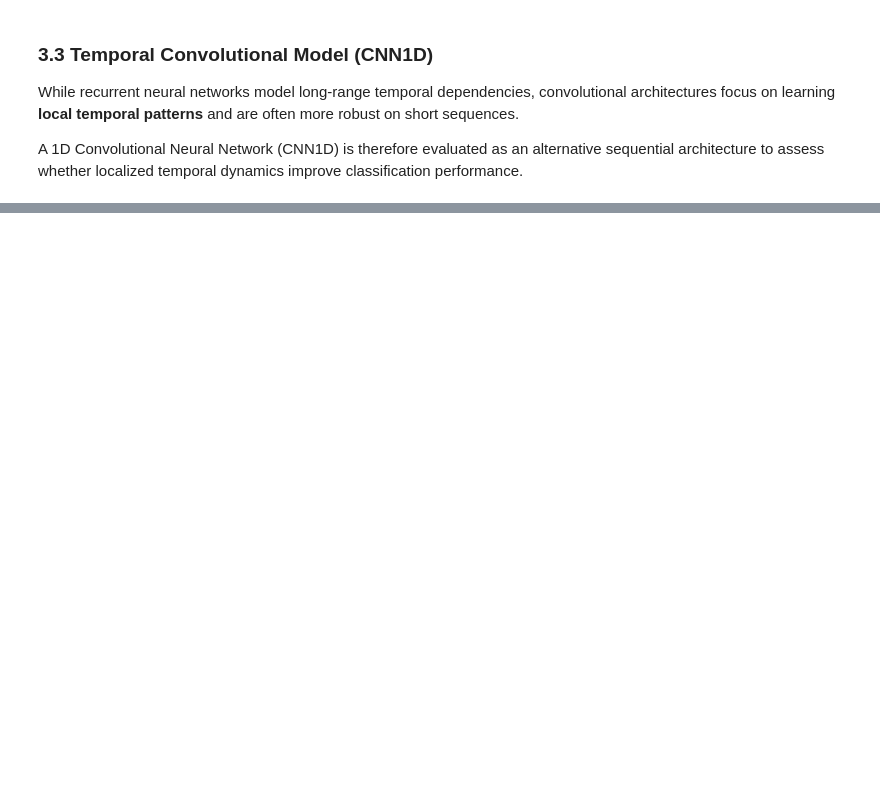
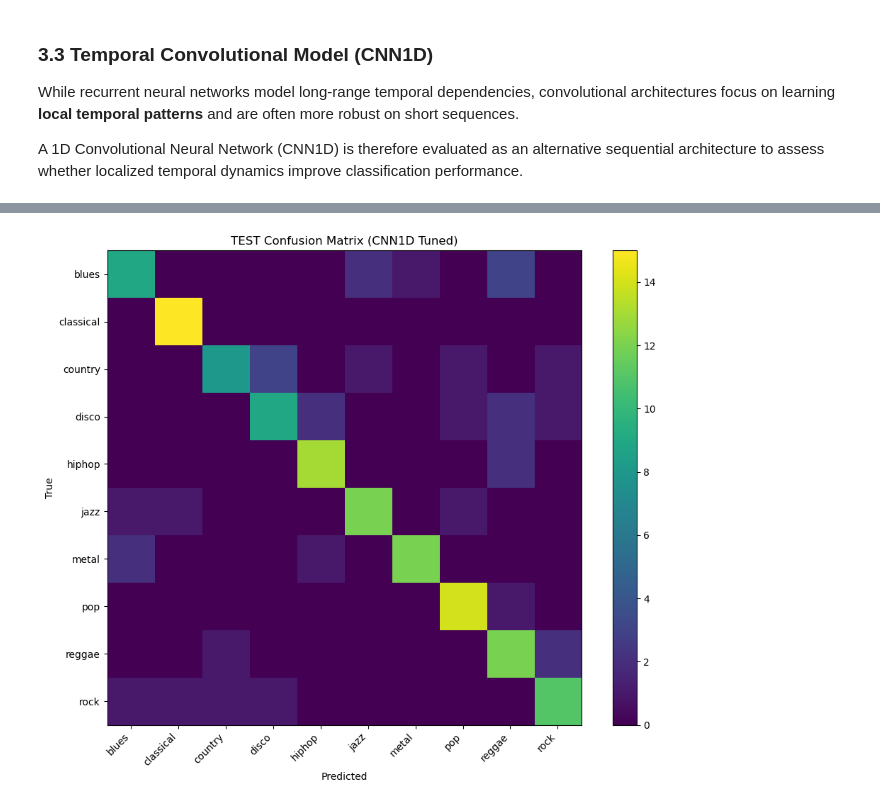
Before and after one commit to gipsywontmakeit/MusicGenreRecognition, a Jupyter notebook: neuralnetworks.ipynb, the cells around one changed output, grey strips where cells are left out. Cells and saved outputs as stored; diff of their text form; code cells hidden in the pictures; blank space fills up the shorter version.

```diff
--- a/neuralnetworks.ipynb
+++ b/neuralnetworks.ipynb
@@ -791,0 +1206,38 @@ These results suggest that, for the GTZAN 3-second feature representation, globa
+# %%
+from tensorflow import keras
+import numpy as np
+import tensorflow as tf
+
+tf.random.set_seed(42)
+np.random.seed(42)
+
+# train + val
+X_trainval = np.concatenate([X_train, X_val], axis=0)
+y_trainval = np.concatenate([y_train, y_val], axis=0)
+
+best_cfg = {
+    "filters": 128,
+    "kernel_size": 5,
+    "dropout": 0.4,
+    "dense_units": 128,
+    "lr": 0.001
+}
+
+keras.backend.clear_session()
+cnn1d_tuned_final = build_cnn1d_tunable(**best_cfg)
+
+history_cnn1d_tuned_final = cnn1d_tuned_final.fit(
+    X_trainval, y_trainval,
+    epochs=32,
+    batch_size=32,
+    verbose=1
+)
+
+test_pred = np.argmax(cnn1d_tuned_final.predict(X_test, verbose=0), axis=1)
+cnn1d_tuned_test_metrics = evaluate_model(
+    y_test, test_pred,
+    label_encoder=label_encoder,
+    prefix="[TEST CNN1D TUNED (train+val)] "
+)
+
+cnn1d_tuned_test_metrics
@@ -791,0 +1276,6 @@ These results suggest that, for the GTZAN 3-second feature representation, globa
+# %%
+
+cm_tuned = confusion_matrix(y_test, test_pred)
+plot_confusion(cm_tuned, label_encoder.classes_, title="TEST Confusion Matrix (CNN1D Tuned)")
+# %% [output]
+[figure, added]
```
Also changed, not shown: parts of 106 cells of this notebook, 5 other files.
